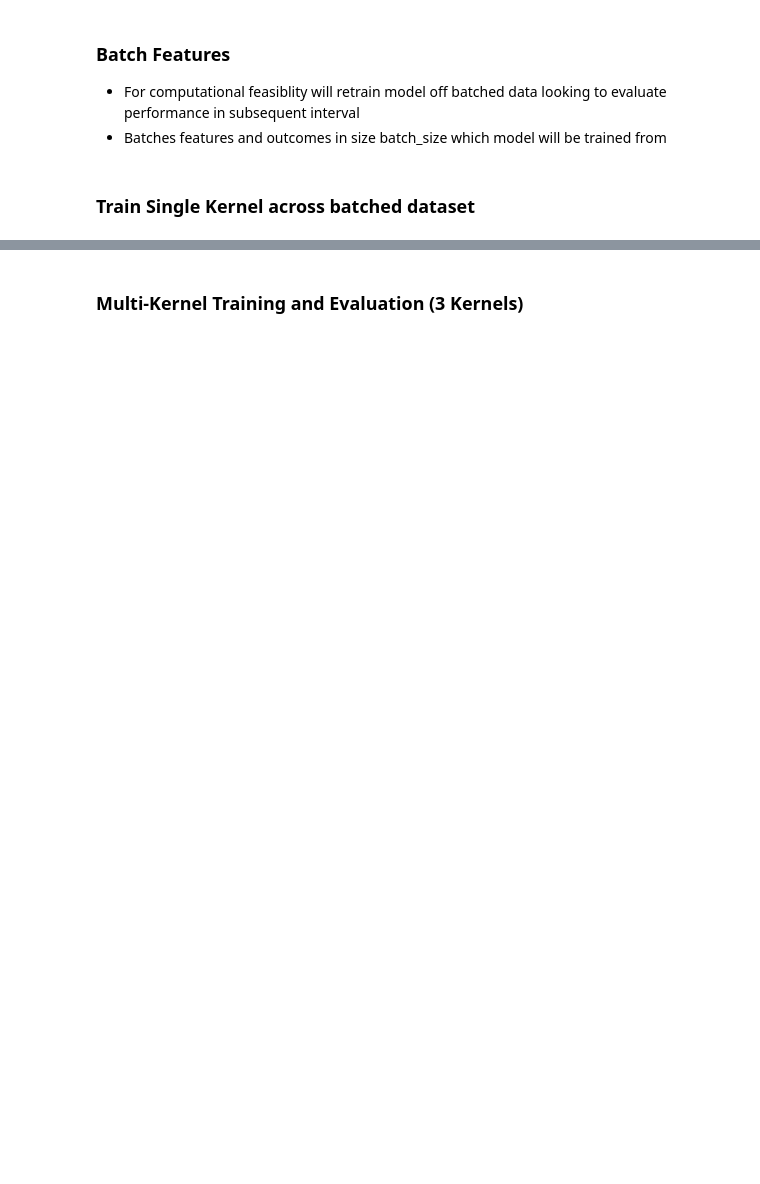
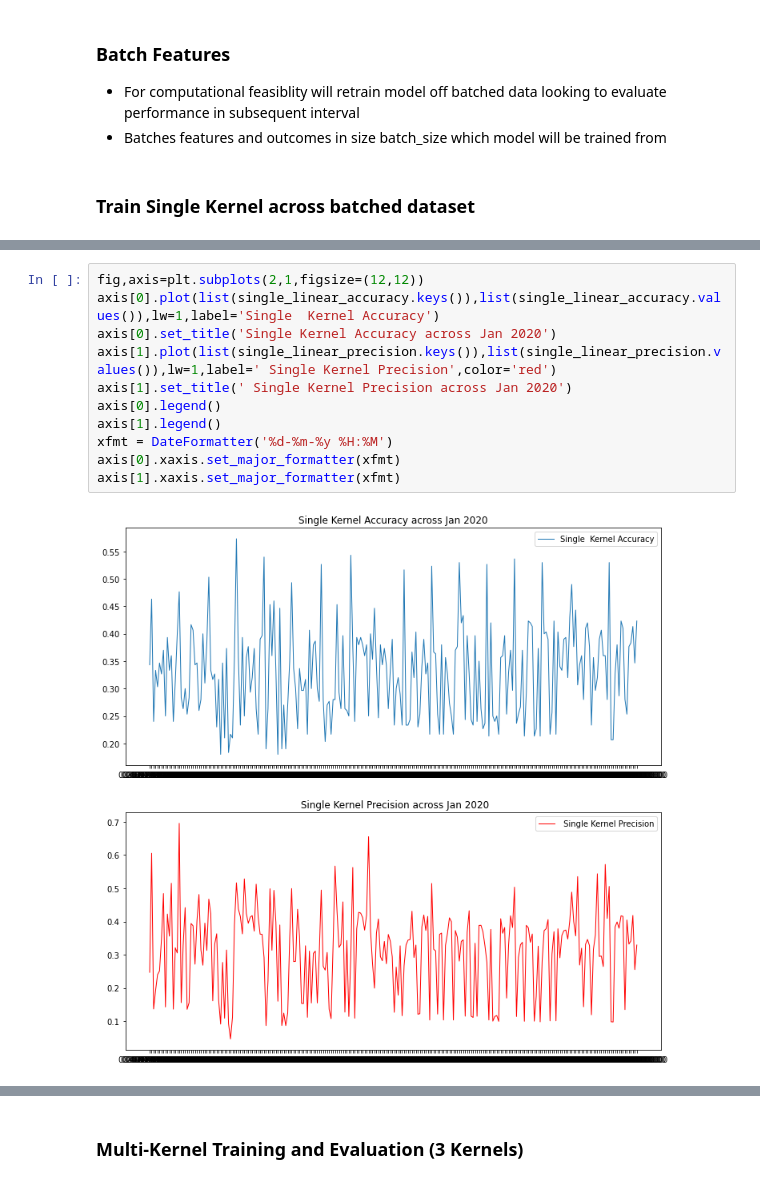
Before and after one commit to jasonbohne123/Kernel_Learning, a Jupyter notebook: LOB_Analysis/mkl_lob.ipynb, the cells around one changed output, grey strips where cells are left out. Drawn from its saved outputs; the diff is of its cells as text; blank space fills up the shorter version.

```diff
--- a/LOB_Analysis/mkl_lob.ipynb
+++ b/LOB_Analysis/mkl_lob.ipynb
@@ -153,0 +172,13 @@ precision_df.describe()
+# %%
+fig,axis=plt.subplots(2,1,figsize=(12,12))
+axis[0].plot(list(single_linear_accuracy.keys()),list(single_linear_accuracy.values()),lw=1,label='Single  Kernel Accuracy')
+axis[0].set_title('Single Kernel Accuracy across Jan 2020')
+axis[1].plot(list(single_linear_precision.keys()),list(single_linear_precision.values()),lw=1,label=' Single Kernel Precision',color='red')
+axis[1].set_title(' Single Kernel Precision across Jan 2020')
+axis[0].legend()
+axis[1].legend()
+xfmt = DateFormatter('%d-%m-%y %H:%M')
+axis[0].xaxis.set_major_formatter(xfmt)
+axis[1].xaxis.set_major_formatter(xfmt)
+# %% [output]
+[figure, added]
```
Also changed, not shown: parts of 12 cells of this notebook, 23 other files.
